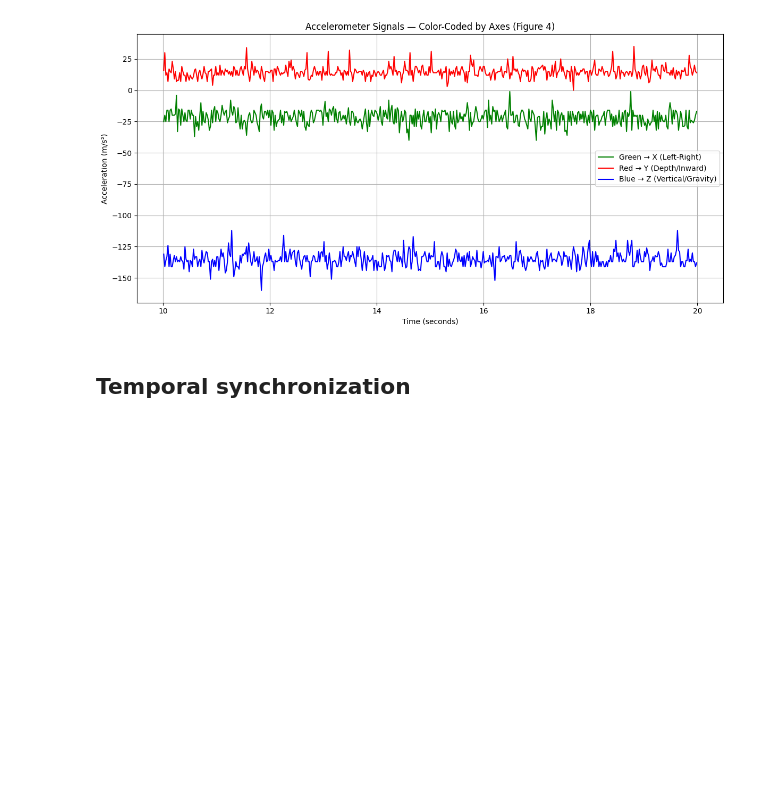
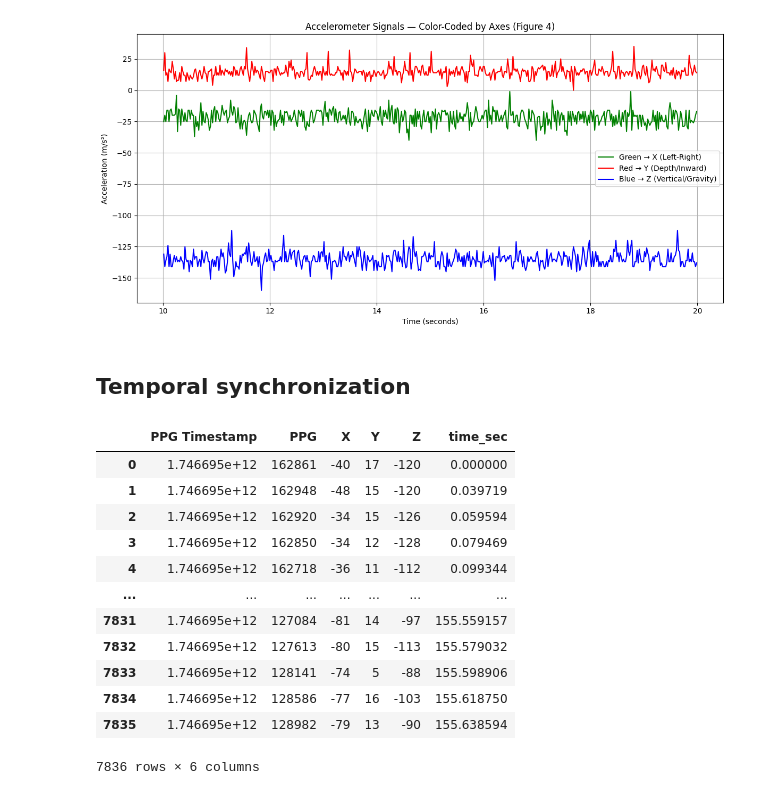
Before and after one commit to victor-42/medical_data_processing, a Jupyter notebook: notebook_for_task1.ipynb, the cells around one changed output. Cells and saved outputs as stored; diff of their text form; code cells hidden in the pictures; blank space fills up the shorter version.

```diff
--- a/notebook_for_task1.ipynb
+++ b/notebook_for_task1.ipynb
@@ -250 +262,17 @@ Z: -135.00 m/s²
+# %%
+exp2_biopac
+# %% [output]
+|  | PPG Timestamp | PPG | X | Y | Z | time_sec |
+| 0 | 1.746695e+12 | 162861 | -40 | 17 | -120 | 0.000000 |
+| 1 | 1.746695e+12 | 162948 | -48 | 15 | -120 | 0.039719 |
+| 2 | 1.746695e+12 | 162920 | -34 | 15 | -126 | 0.059594 |
+| 3 | 1.746695e+12 | 162850 | -34 | 12 | -128 | 0.079469 |
+| 4 | 1.746695e+12 | 162718 | -36 | 11 | -112 | 0.099344 |
+| ... | ... | ... | ... | ... | ... | ... |
+| 7831 | 1.746695e+12 | 127084 | -81 | 14 | -97 | 155.559157 |
+| 7832 | 1.746695e+12 | 127613 | -80 | 15 | -113 | 155.579032 |
+| 7833 | 1.746695e+12 | 128141 | -74 | 5 | -88 | 155.598906 |
+| 7834 | 1.746695e+12 | 128586 | -77 | 16 | -103 | 155.618750 |
+| 7835 | 1.746695e+12 | 128982 | -79 | 13 | -90 | 155.638594 |
+7836 rows × 6 columns
 # %%
```
Also changed, not shown: parts of 4 cells of this notebook, 2 other files.
